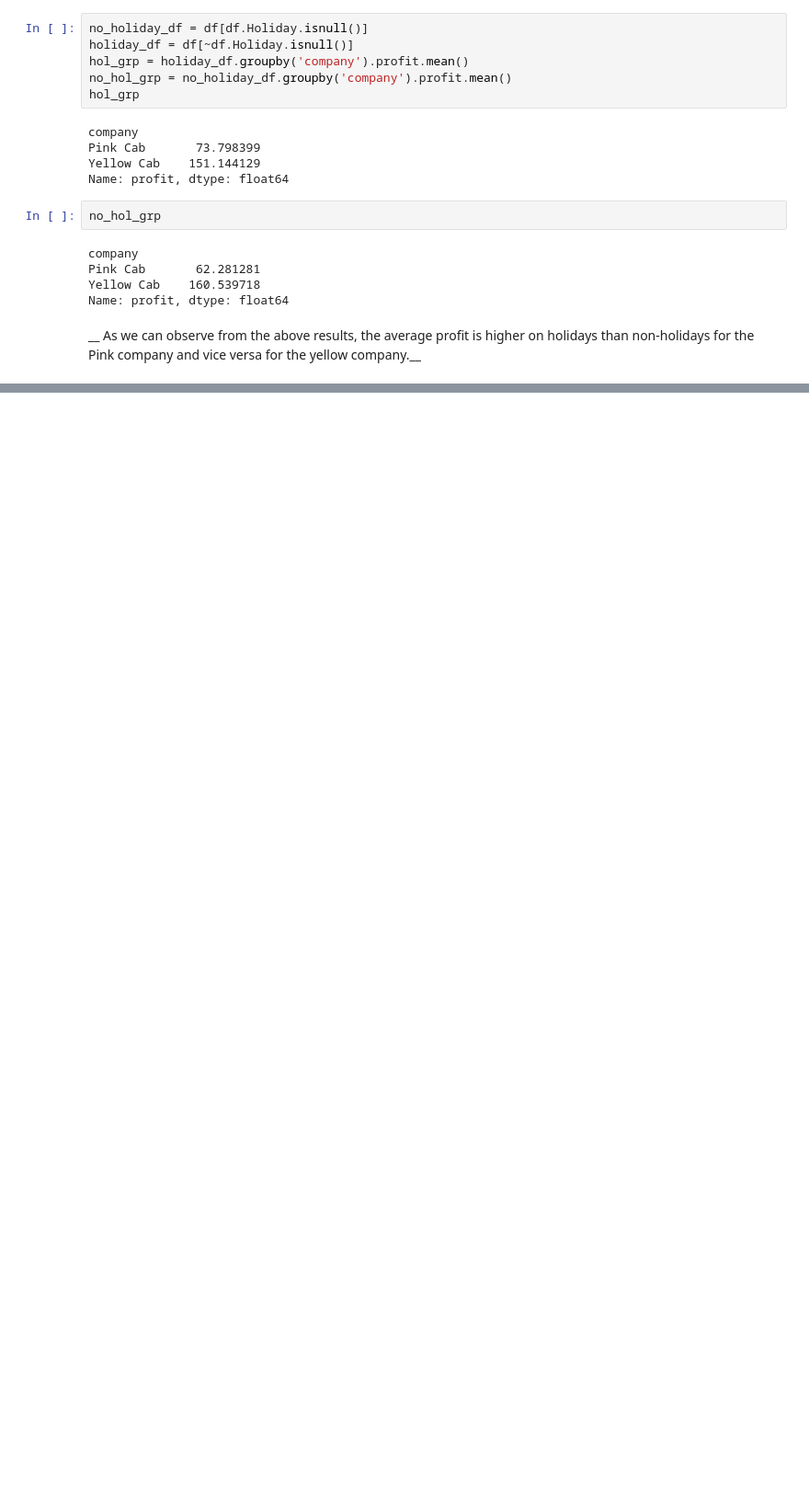
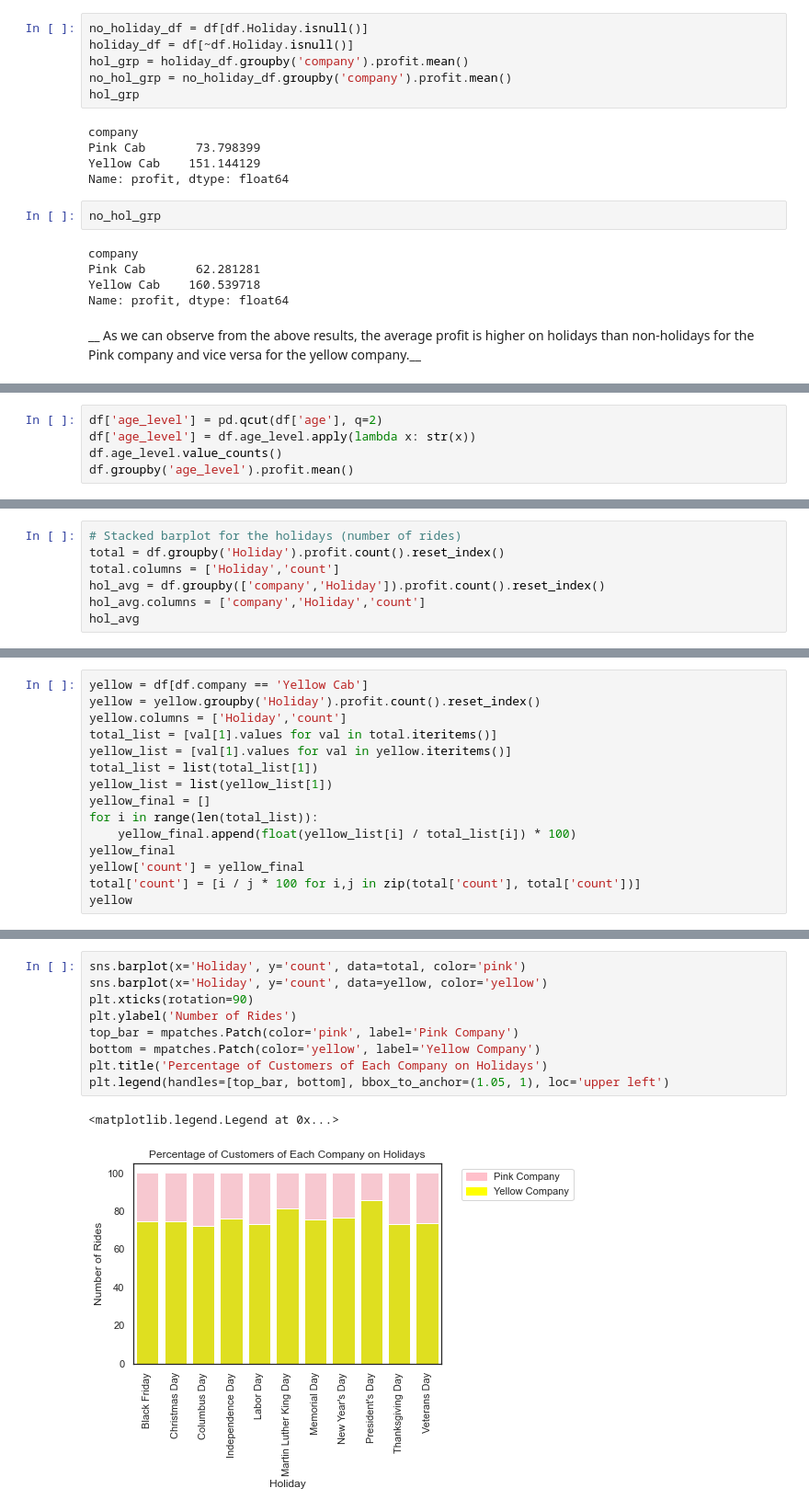
Before and after one commit to udbhavbalaji/G2M-Cab-Investment, a Jupyter notebook: G2M-EDA.ipynb, the cells around one changed output, grey strips where cells are left out. Shown at 92% size. Drawn from its saved outputs; the diff is of its cells as text; blank space fills up the shorter version.

```diff
--- a/G2M-EDA.ipynb
+++ b/G2M-EDA.ipynb
@@ -326,0 +281,5 @@ print(len(list(no_work_df.custID.unique())))
+# %%
+df['age_level'] = pd.qcut(df['age'], q=2)
+df['age_level'] = df.age_level.apply(lambda x: str(x))
+df.age_level.value_counts()
+df.groupby('age_level').profit.mean()
@@ -326,0 +309,7 @@ print(len(list(no_work_df.custID.unique())))
+# %%
+# Stacked barplot for the holidays (number of rides)
+total = df.groupby('Holiday').profit.count().reset_index()
+total.columns = ['Holiday','count']
+hol_avg = df.groupby(['company','Holiday']).profit.count().reset_index()
+hol_avg.columns = ['company','Holiday','count']
+hol_avg
@@ -326,0 +334,15 @@ print(len(list(no_work_df.custID.unique())))
+# %%
+yellow = df[df.company == 'Yellow Cab']
+yellow = yellow.groupby('Holiday').profit.count().reset_index()
+yellow.columns = ['Holiday','count']
+total_list = [val[1].values for val in total.iteritems()]
+yellow_list = [val[1].values for val in yellow.iteritems()]
+total_list = list(total_list[1])
+yellow_list = list(yellow_list[1])
+yellow_final = []
+for i in range(len(total_list)):
+    yellow_final.append(float(yellow_list[i] / total_list[i]) * 100)
+yellow_final
+yellow['count'] = yellow_final
+total['count'] = [i / j * 100 for i,j in zip(total['count'], total['count'])]
+yellow
@@ -326,0 +377,12 @@ print(len(list(no_work_df.custID.unique())))
+# %%
+sns.barplot(x='Holiday', y='count', data=total, color='pink')
+sns.barplot(x='Holiday', y='count', data=yellow, color='yellow')
+plt.xticks(rotation=90)
+plt.ylabel('Number of Rides')
+top_bar = mpatches.Patch(color='pink', label='Pink Company')
+bottom = mpatches.Patch(color='yellow', label='Yellow Company')
+plt.title('Percentage of Customers of Each Company on Holidays')
+plt.legend(handles=[top_bar, bottom], bbox_to_anchor=(1.05, 1), loc='upper left')
+# %% [output]
+<matplotlib.legend.Legend at 0x...>
+[figure, added]
```
Also changed, not shown: parts of 12 cells of this notebook.
